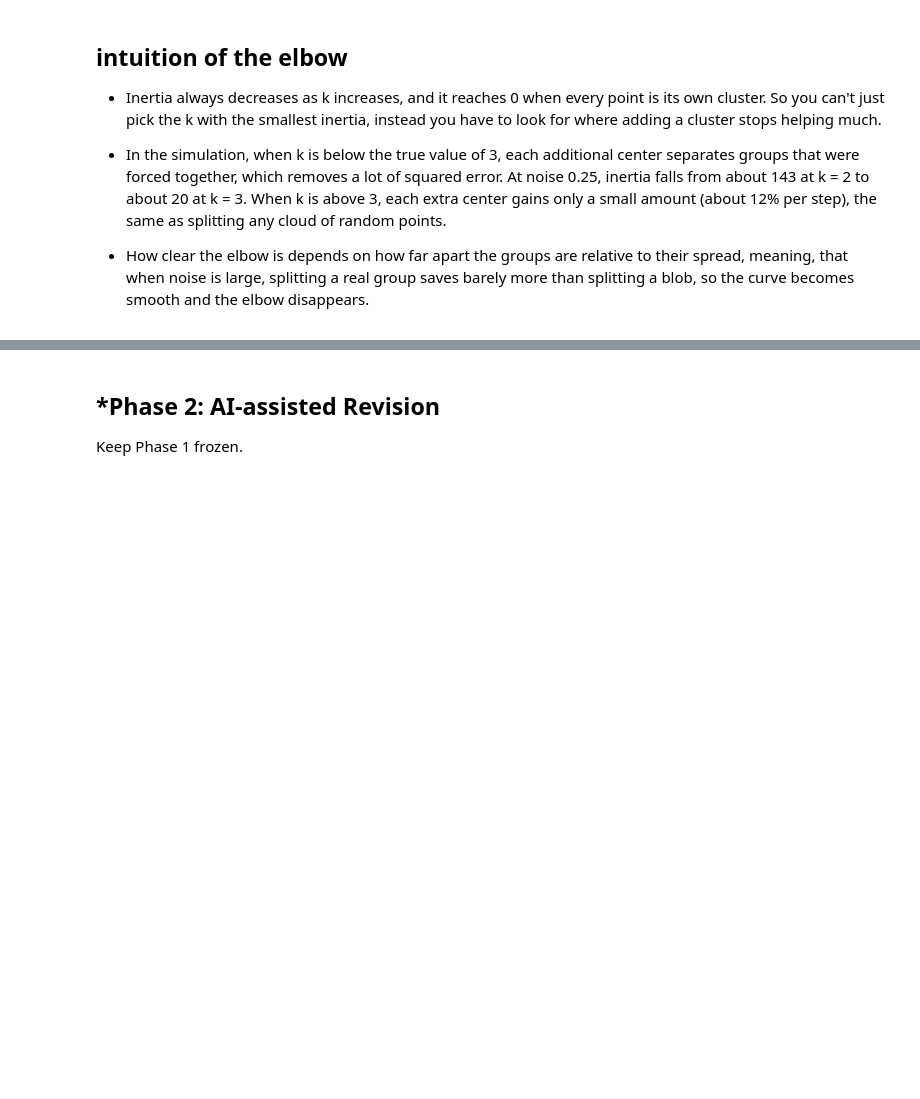
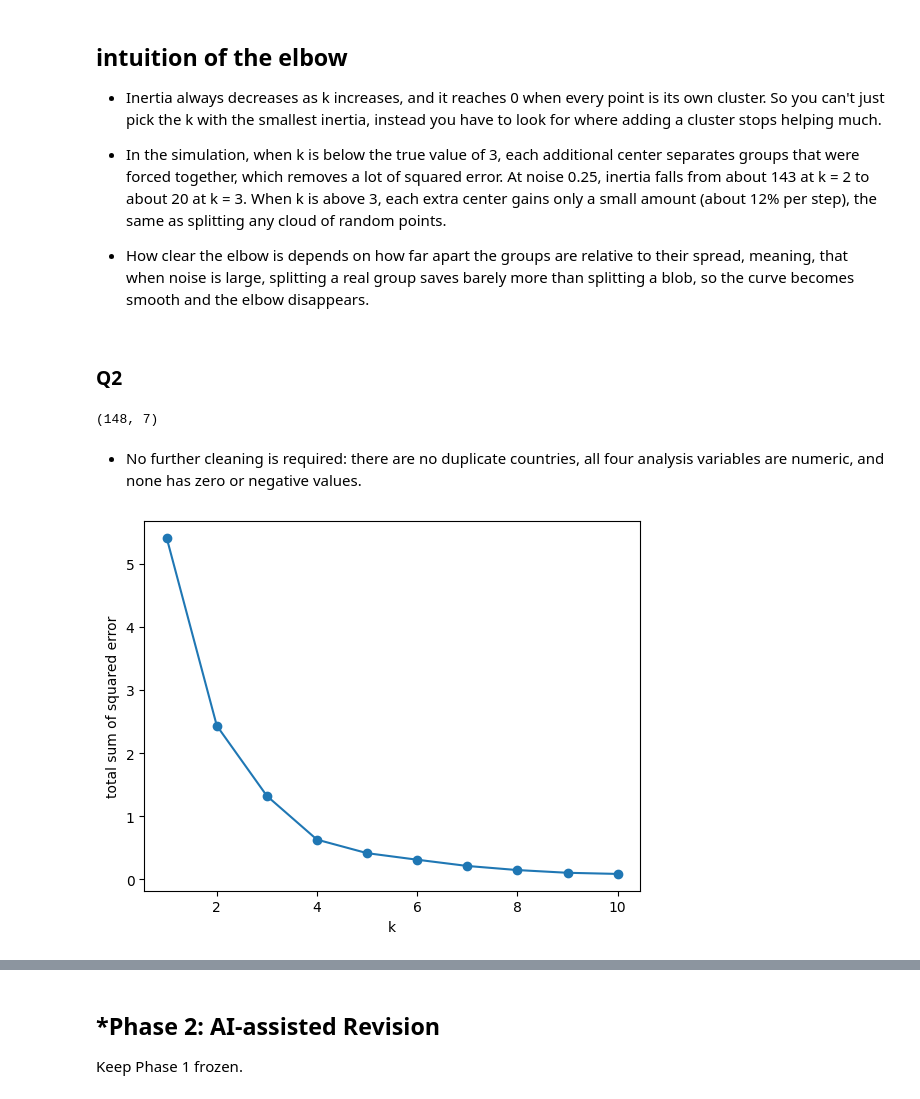
Before and after one commit to YafetG3/A04-clustering, a Jupyter notebook: A04_Clustering.ipynb, the cells around one changed output, grey strips where cells are left out. Cells and saved outputs as stored; diff of their text form; code cells hidden in the pictures; blank space fills up the shorter version.

```diff
--- a/A04_Clustering.ipynb
+++ b/A04_Clustering.ipynb
@@ -165,3 +165,5 @@ display(summary)
 - In the simulation, when k is below the true value of 3, each additional center separates groups that were forced together, which removes a lot of squared error. At noise 0.25, inertia falls from about 143 at k = 2 to about 20 at k = 3. When k is above 3, each extra center gains only a small amount (about 12% per step), the same as splitting any cloud of random points.
 
 - How clear the elbow is depends on how far apart the groups are relative to their spread, meaning, that when noise is large, splitting a real group saves barely more than splitting a blob, so the curve becomes smooth and the elbow disappears.
+# %% [markdown]
+### Q2
@@ -167,0 +176,27 @@ display(summary)
+# %%
+url = "https://raw.githubusercontent.com/sds3001/A04-clustering/main/data/SIPRI%20Military%20Expenditure%20Database.csv"
+df = pd.read_csv(url)
+df = df[df["Year"] == 2020].dropna()
+print(df.shape)
+# %% [output]
+(148, 7)
+# %% [markdown]
+- No further cleaning is required: there are no duplicate countries, all four analysis variables are numeric, and none has zero or negative values.
+# %%
+S, P = "Spending (2020 USD)", "Spending per Capita"
+G, C = "Percent of Government Spending", "Percent of GDP"
+
+def maxmin(s):
+    return (s - s.min()) / (s.max() - s.min())
+
+def scree(X):
+    sse = [KMeans(n_clusters=k, n_init=10, random_state=0).fit(X).inertia_ for k in range(1, 11)]
+    plt.plot(range(1, 11), sse, marker="o")
+    plt.xlabel("k"); plt.ylabel("total sum of squared error")
+    plt.show()
+# %%
+dfA = df.copy()
+XA = dfA[[S, P]].apply(maxmin)
+scree(XA)
+# %% [output]
+[figure, added]
```
Also changed, not shown: parts of 16 cells of this notebook.
